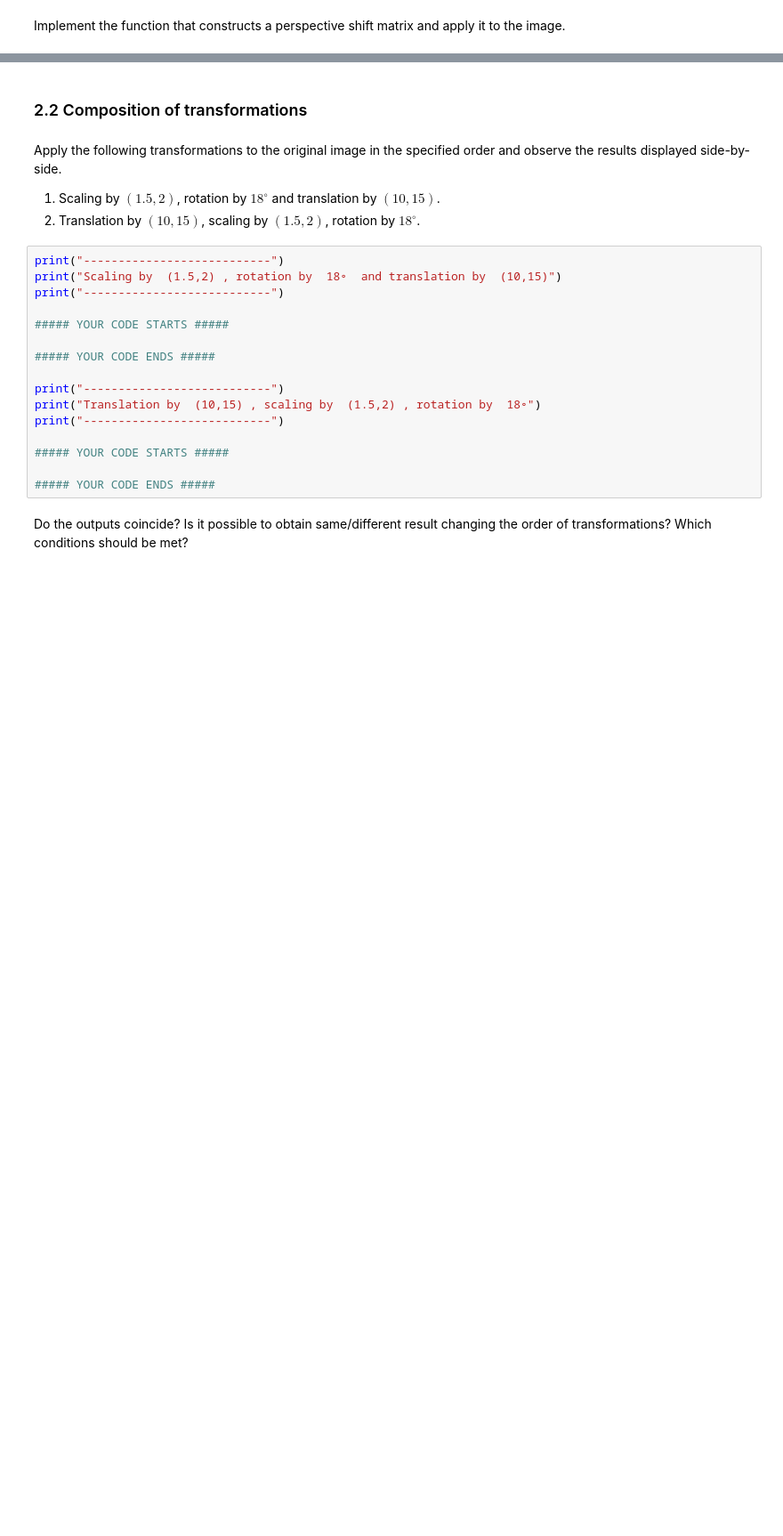
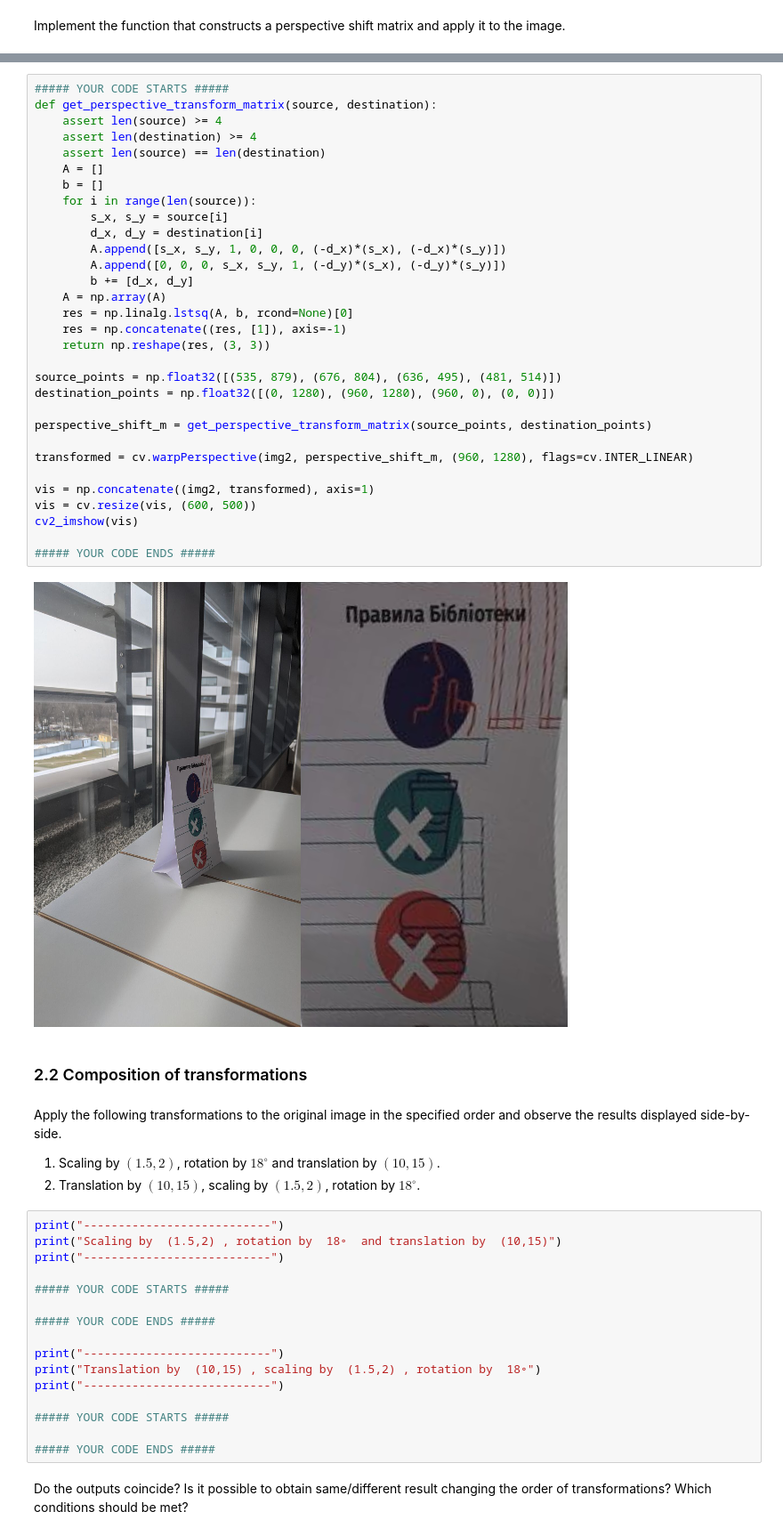
Before and after one commit to frezario/lab1_la, a Jupyter notebook: LA_Lab_1_2023.ipynb, the cells around one changed output, grey strips where cells are left out. Shown at 89% size. Drawn from its saved outputs; the diff is of its cells as text; blank space fills up the shorter version.

```diff
--- a/LA_Lab_1_2023.ipynb
+++ b/LA_Lab_1_2023.ipynb
@@ -370,3 +360,36 @@ cv2_imshow(transformed)
+# %%
+##### YOUR CODE STARTS #####
+def get_perspective_transform_matrix(source, destination):
+    assert len(source) >= 4
+    assert len(destination) >= 4
+    assert len(source) == len(destination)
+    A = []
+    b = []
+    for i in range(len(source)):
+        s_x, s_y = source[i]
+        d_x, d_y = destination[i]
+        A.append([s_x, s_y, 1, 0, 0, 0, (-d_x)*(s_x), (-d_x)*(s_y)])
+        A.append([0, 0, 0, s_x, s_y, 1, (-d_y)*(s_x), (-d_y)*(s_y)])
+        b += [d_x, d_y]
+    A = np.array(A)
+    res = np.linalg.lstsq(A, b, rcond=None)[0]
+    res = np.concatenate((res, [1]), axis=-1)
+    return np.reshape(res, (3, 3))
+
+source_points = np.float32([(535, 879), (676, 804), (636, 495), (481, 514)])
+destination_points = np.float32([(0, 1280), (960, 1280), (960, 0), (0, 0)])
+
+perspective_shift_m = get_perspective_transform_matrix(source_points, destination_points)
+
+transformed = cv.warpPerspective(img2, perspective_shift_m, (960, 1280), flags=cv.INTER_LINEAR)
+
+vis = np.concatenate((img2, transformed), axis=1)
+vis = cv.resize(vis, (600, 500))
+cv2_imshow(vis)
+
+##### YOUR CODE ENDS #####
+# %% [output]
+[figure, added]
 # %% [markdown]
 ### 2.2 Composition of transformations
 # %% [markdown]
```
Also changed, not shown: parts of 18 cells of this notebook.
